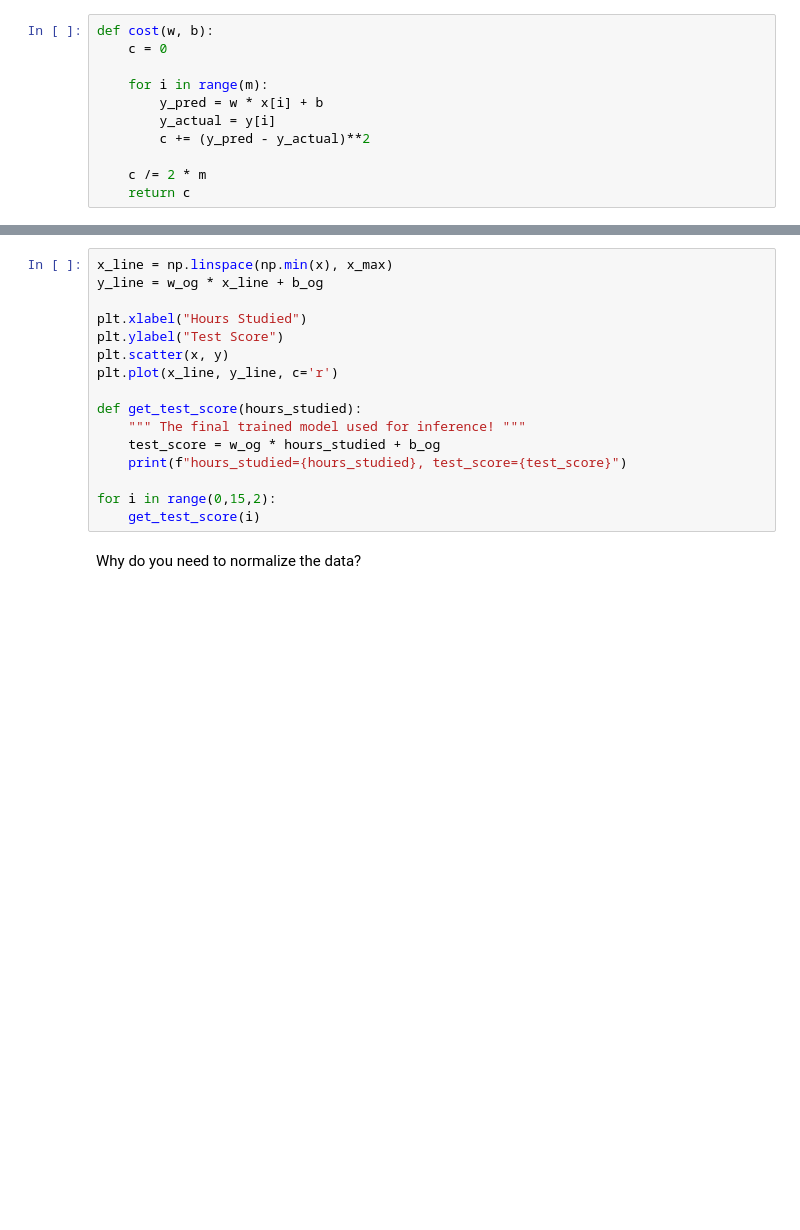
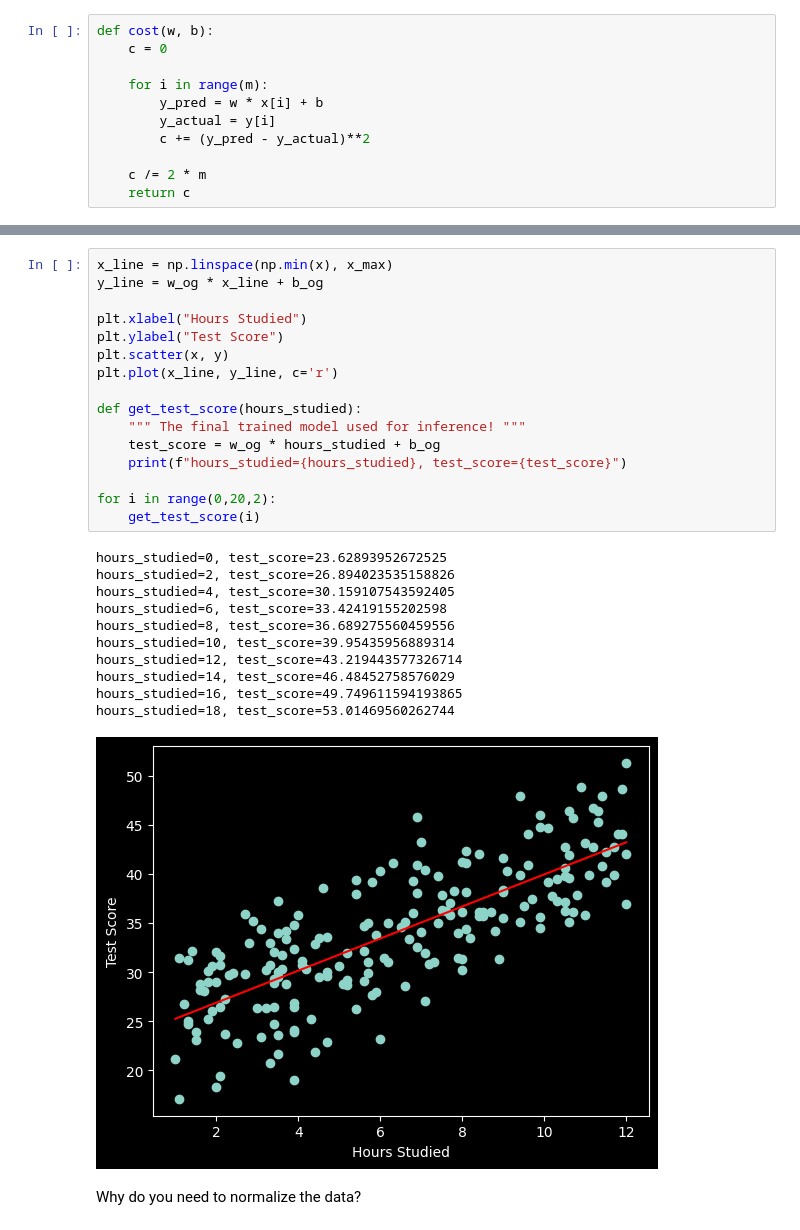
Before and after one commit to devinpadron1/ml-notes, a Jupyter notebook: linear regression.ipynb, the cells around one changed output, grey strips where cells are left out. Saved outputs shown, nothing was run; the diff lists cells and outputs as text; blank space fills up the shorter version.

```diff
--- a/linear regression.ipynb
+++ b/linear regression.ipynb
@@ -87,18 +87,30 @@ b_og = b * y_max
 # %%
 x_line = np.linspace(np.min(x), x_max)
 y_line = w_og * x_line + b_og
 
 plt.xlabel("Hours Studied")
 plt.ylabel("Test Score")
 plt.scatter(x, y)
 plt.plot(x_line, y_line, c='r')
 
 def get_test_score(hours_studied):
     """ The final trained model used for inference! """
     test_score = w_og * hours_studied + b_og
     print(f"hours_studied={hours_studied}, test_score={test_score}")
 
-for i in range(0,15,2):
+for i in range(0,20,2):
     get_test_score(i)
+# %% [output]
+hours_studied=0, test_score=23.62893952672525
+hours_studied=2, test_score=26.894023535158826
+hours_studied=4, test_score=30.159107543592405
+hours_studied=6, test_score=33.42419155202598
+hours_studied=8, test_score=36.689275560459556
+hours_studied=10, test_score=39.95435956889314
+hours_studied=12, test_score=43.219443577326714
+hours_studied=14, test_score=46.48452758576029
+hours_studied=16, test_score=49.749611594193865
+hours_studied=18, test_score=53.01469560262744
+[figure, added]
 # %% [markdown]
 Why do you need to normalize the data?
```
Also changed, not shown: parts of 5 cells of this notebook, 2 other files.
